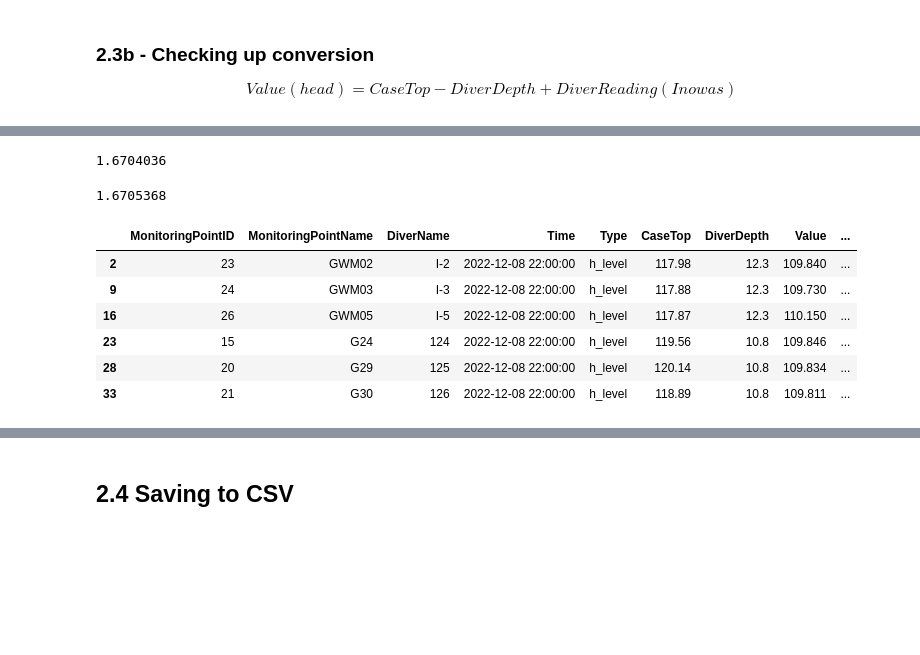
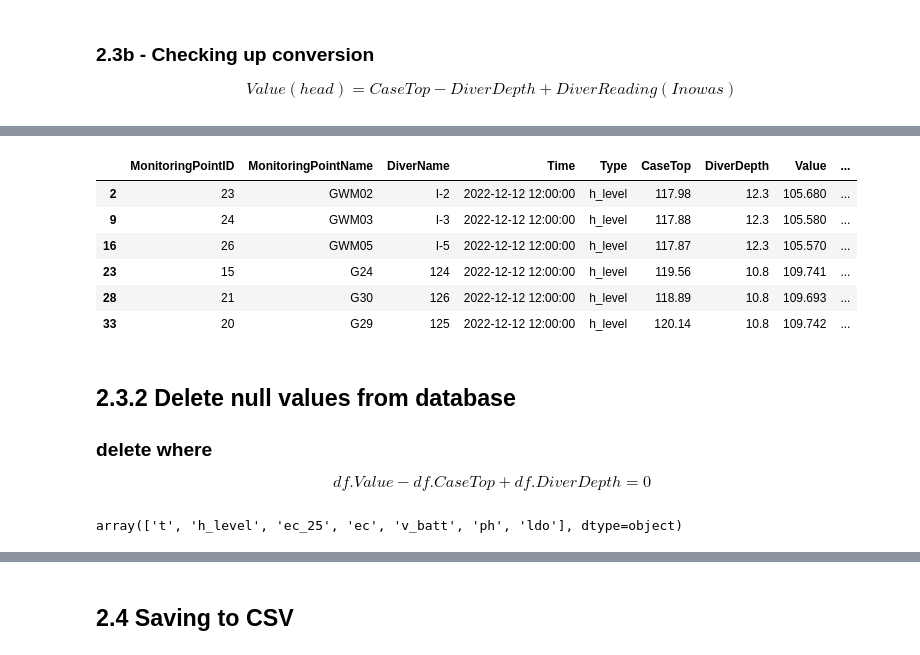
Before and after one commit to vieirasaulo/wasserweise, a Jupyter notebook: JupyterNotebooks/Examples.ipynb, the cells around one changed output, grey strips where cells are left out. Cells and saved outputs as stored; diff of their text form; code cells hidden in the pictures; blank space fills up the shorter version.

```diff
--- a/JupyterNotebooks/Examples.ipynb
+++ b/JupyterNotebooks/Examples.ipynb
@@ -121,21 +140,17 @@ Name: Time, dtype: int64
-# %%
-1670403600 1670536800'
-# %% [output]
-1.6704036
-# %%
- 1670536800 / 1e9
-# %% [output]
-1.6705368
 # %%
-Get.Isolines(2022, 12, 8, 22 )
+Get.Isolines(2022, 12, 12, 12 )
 df = Get.Isolines_df.copy ()
 df ['DiverReading'] = np.round(df.Value - df.CaseTop + df.DiverDepth, 2)
 df
 # %% [output]
 |  | MonitoringPointID | MonitoringPointName | DiverName | Time | Type | CaseTop | DiverDepth | Value | ... |
-| 2 | 23 | GWM02 | I-2 | 2022-12-08 22:00:00 | h_level | 117.98 | 12.3 | 109.840 | ... |
-| 9 | 24 | GWM03 | I-3 | 2022-12-08 22:00:00 | h_level | 117.88 | 12.3 | 109.730 | ... |
-| 16 | 26 | GWM05 | I-5 | 2022-12-08 22:00:00 | h_level | 117.87 | 12.3 | 110.150 | ... |
-| 23 | 15 | G24 | 124 | 2022-12-08 22:00:00 | h_level | 119.56 | 10.8 | 109.846 | ... |
-| 28 | 20 | G29 | 125 | 2022-12-08 22:00:00 | h_level | 120.14 | 10.8 | 109.834 | ... |
-| 33 | 21 | G30 | 126 | 2022-12-08 22:00:00 | h_level | 118.89 | 10.8 | 109.811 | ... |
+| 2 | 23 | GWM02 | I-2 | 2022-12-12 12:00:00 | h_level | 117.98 | 12.3 | 105.680 | ... |
+| 9 | 24 | GWM03 | I-3 | 2022-12-12 12:00:00 | h_level | 117.88 | 12.3 | 105.580 | ... |
+| 16 | 26 | GWM05 | I-5 | 2022-12-12 12:00:00 | h_level | 117.87 | 12.3 | 105.570 | ... |
+| 23 | 15 | G24 | 124 | 2022-12-12 12:00:00 | h_level | 119.56 | 10.8 | 109.741 | ... |
+| 28 | 21 | G30 | 126 | 2022-12-12 12:00:00 | h_level | 118.89 | 10.8 | 109.693 | ... |
+| 33 | 20 | G29 | 125 | 2022-12-12 12:00:00 | h_level | 120.14 | 10.8 | 109.742 | ... |
+# %% [markdown]
+## 2.3.2 Delete null values from database
+### delete where
+$$df.Value - df.CaseTop + df.DiverDepth = 0$$
@@ -141,0 +183,4 @@ df
+# %%
+df_.Type.unique()
+# %% [output]
+array(['t', 'h_level', 'ec_25', 'ec', 'v_batt', 'ph', 'ldo'], dtype=object)
```
Also changed, not shown: parts of 13 cells of this notebook, 23 other files.
